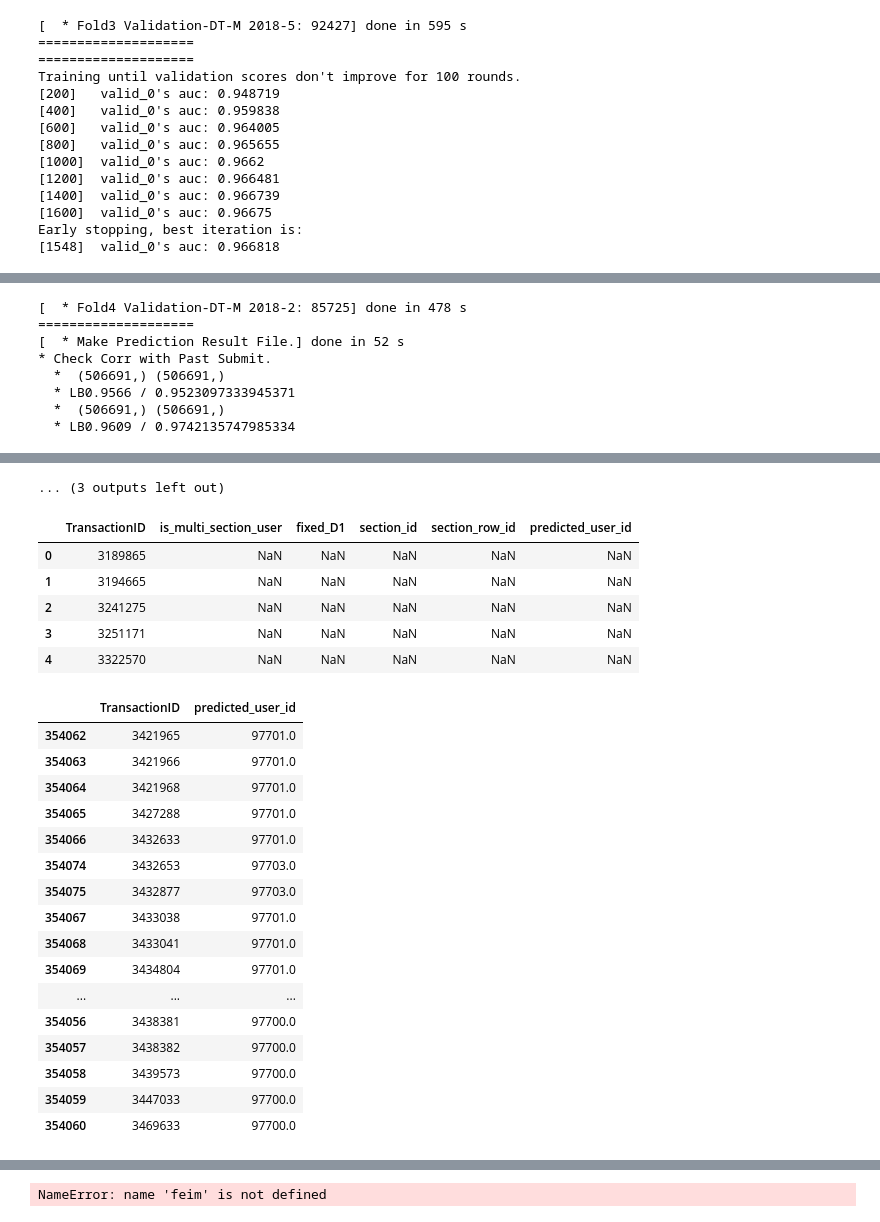
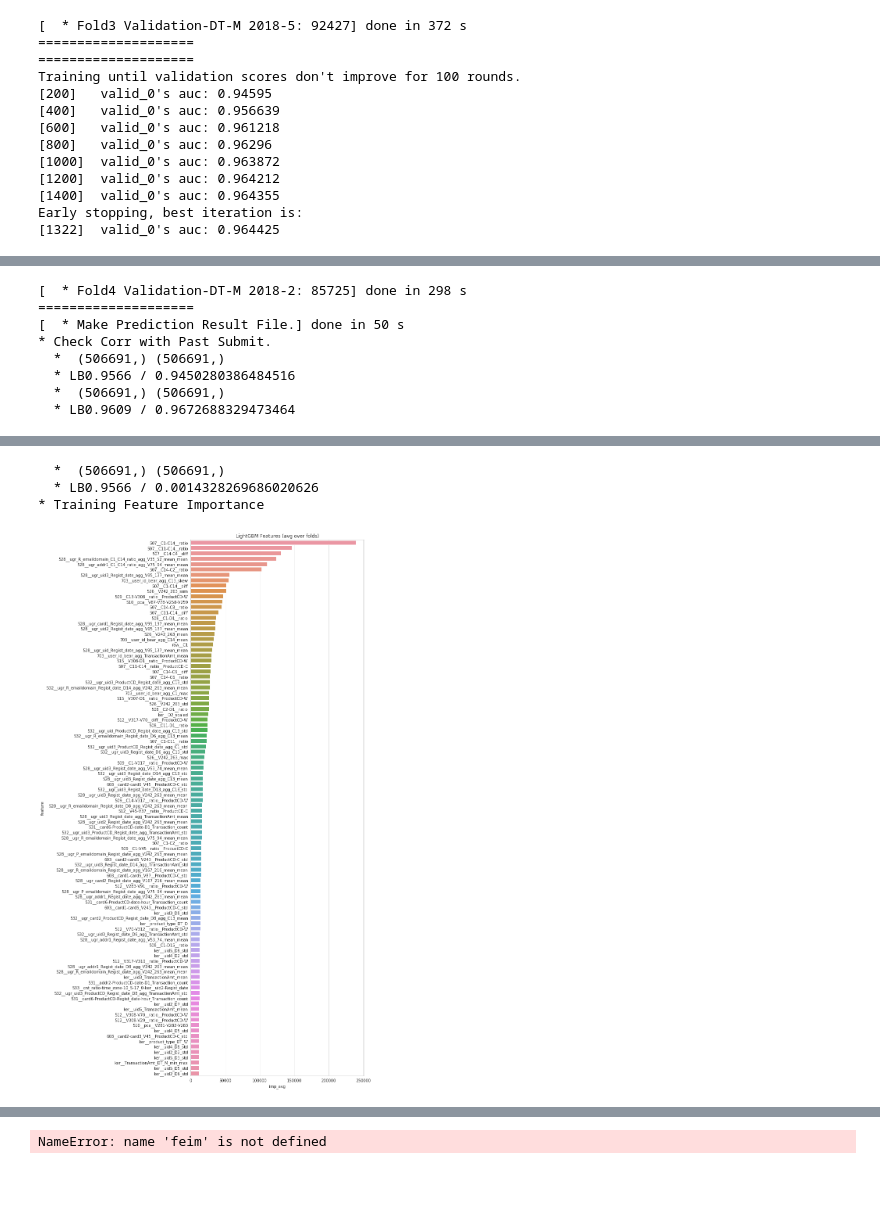
Before and after one commit to yryrgogo/ieee-fraud-5th-place, a Jupyter notebook: src/900_ieee__lgb_valid_feature.ipynb, the cells around one changed output, grey strips where cells are left out. Saved outputs shown, nothing was run; the diff lists cells and outputs as text; code cells hidden in the pictures; blank space fills up the shorter version.

```diff
--- a/src/900_ieee__lgb_valid_feature.ipynb
+++ b/src/900_ieee__lgb_valid_feature.ipynb
@@ -182,7 +182,7 @@ params = {
     'max_depth': -1,
     'subsample': 0.9,
     'subsample_freq': 1,
-    'colsample_bytree' : 0.10,
+    'colsample_bytree' : 0.20,
     'lambda_l1' : 0.1,
     'lambda_l2' : 1.0,
     'learning_rate' : 0.1,
@@ -220,7 +220,6 @@ feim, _ = eval_train(
     is_adv=[True, False][1],
     is_viz=[True, False][0],
 )
-feim = list_result_feim[0]
 # %% [output]
 ====================
 Training until validation scores don't improve for 100 rounds.
@@ -289,14 +287,13 @@ Early stopping, best iteration is:
-[  * Fold3 Validation-DT-M 2018-5: 92427] done in 595 s
+[  * Fold3 Validation-DT-M 2018-5: 92427] done in 372 s
 ====================
 ====================
 Training until validation scores don't improve for 100 rounds.
-[200]   valid_0's auc: 0.948719
-[400]   valid_0's auc: 0.959838
-[600]   valid_0's auc: 0.964005
-[800]   valid_0's auc: 0.965655
-[1000]  valid_0's auc: 0.9662
-[1200]  valid_0's auc: 0.966481
-[1400]  valid_0's auc: 0.966739
-[1600]  valid_0's auc: 0.96675
+[200]   valid_0's auc: 0.94595
+[400]   valid_0's auc: 0.956639
+[600]   valid_0's auc: 0.961218
+[800]   valid_0's auc: 0.96296
+[1000]  valid_0's auc: 0.963872
+[1200]  valid_0's auc: 0.964212
+[1400]  valid_0's auc: 0.964355
 Early stopping, best iteration is:
-[1548]  valid_0's auc: 0.966818
+[1322]  valid_0's auc: 0.964425
@@ -304,8 +301,8 @@ Early stopping, best iteration is:
-[  * Fold4 Validation-DT-M 2018-2: 85725] done in 478 s
+[  * Fold4 Validation-DT-M 2018-2: 85725] done in 298 s
 ====================
-[  * Make Prediction Result File.] done in 52 s
+[  * Make Prediction Result File.] done in 50 s
 * Check Corr with Past Submit.
   *  (506691,) (506691,)
-  * LB0.9566 / 0.9523097333945371
+  * LB0.9566 / 0.9450280386484516
   *  (506691,) (506691,)
-  * LB0.9609 / 0.9742135747985334
+  * LB0.9609 / 0.9672688329473464
@@ -313,32 +310,4 @@ Early stopping, best iteration is:
-... (3 outputs left out)
+  *  (506691,) (506691,)
+  * LB0.9566 / 0.0014328269686020626
+* Training Feature Importance
+[figure, added]
-# %%
-# bear = pd.read_csv('../output/same_user_pattern/20190901_user_ids_share.csv')
-bear.head()
-# %% [output]
-|  | TransactionID | is_multi_section_user | fixed_D1 | section_id | section_row_id | predicted_user_id |
-| 0 | 3189865 | NaN | NaN | NaN | NaN | NaN |
-| 1 | 3194665 | NaN | NaN | NaN | NaN | NaN |
-| 2 | 3241275 | NaN | NaN | NaN | NaN | NaN |
-| 3 | 3251171 | NaN | NaN | NaN | NaN | NaN |
-| 4 | 3322570 | NaN | NaN | NaN | NaN | NaN |
-# %%
-# probing[probing['TransactionID']==3421965]
-bear[bear['TransactionID'].isin(ids)].sort_values(by=COLUMN_ID)[[COLUMN_ID, 'predicted_user_id']]
-# %% [output]
-|  | TransactionID | predicted_user_id |
-| 354062 | 3421965 | 97701.0 |
-| 354063 | 3421966 | 97701.0 |
-| 354064 | 3421968 | 97701.0 |
-| 354065 | 3427288 | 97701.0 |
-| 354066 | 3432633 | 97701.0 |
-| 354074 | 3432653 | 97703.0 |
-| 354075 | 3432877 | 97703.0 |
-| 354067 | 3433038 | 97701.0 |
-| 354068 | 3433041 | 97701.0 |
-| 354069 | 3434804 | 97701.0 |
-| ... | ... | ... |
-| 354056 | 3438381 | 97700.0 |
-| 354057 | 3438382 | 97700.0 |
-| 354058 | 3439573 | 97700.0 |
-| 354059 | 3447033 | 97700.0 |
-| 354060 | 3469633 | 97700.0 |
```
Also changed, not shown: parts of 7 cells of this notebook, 6 other files.
